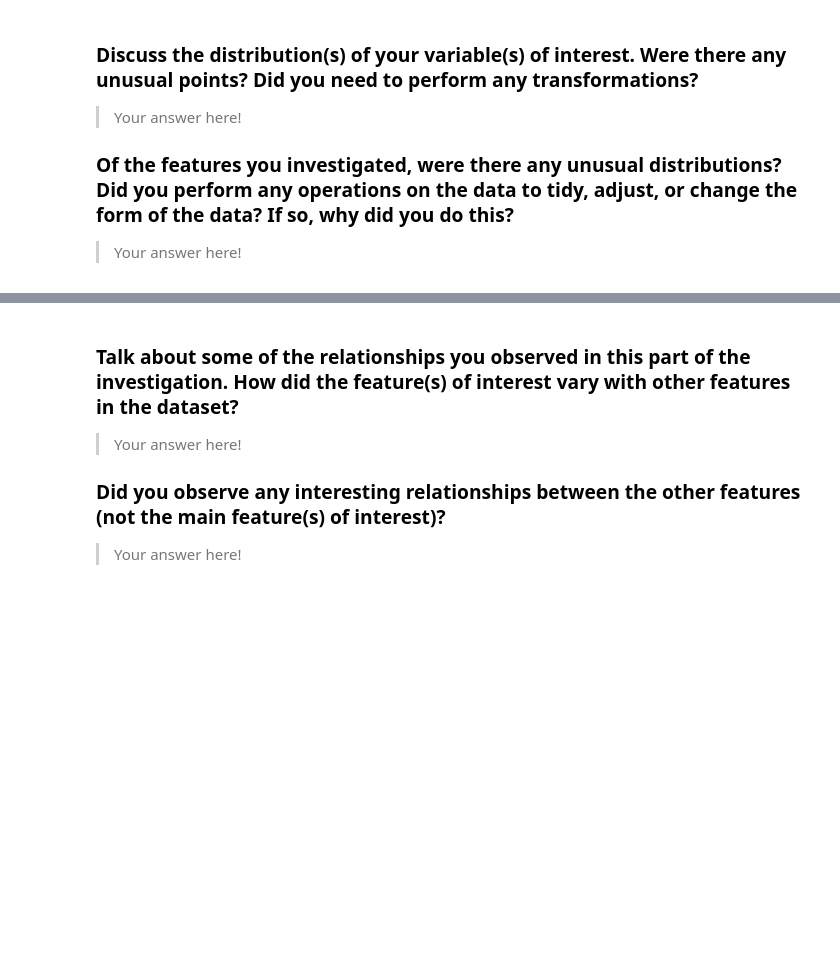
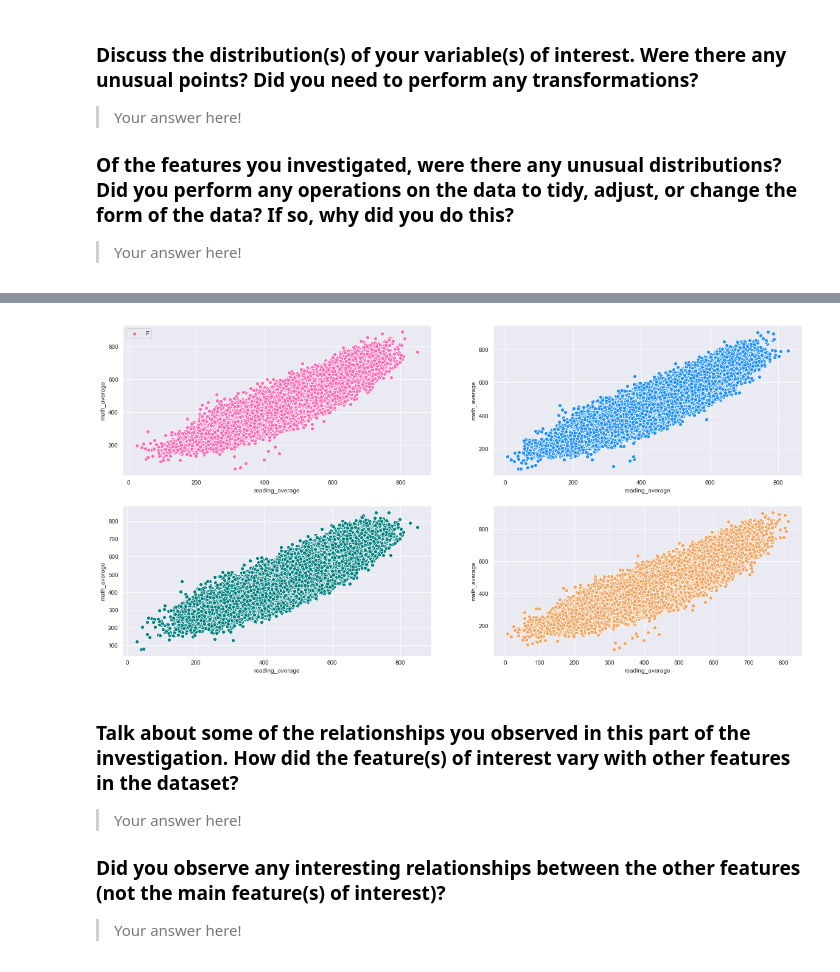
Before and after one commit to gwizamaryse/communicate-data-finding, a Jupyter notebook: exploration_PISA.ipynb, the cells around one changed output, grey strips where cells are left out. Drawn from its saved outputs; the diff is of its cells as text; code cells hidden in the pictures; blank space fills up the shorter version.

```diff
--- a/exploration_PISA.ipynb
+++ b/exploration_PISA.ipynb
@@ -487,0 +516,5 @@ fashion in the previous section (univariate exploration).
+# %%
+female['score'] =  (female['math_average'] + female['reading_average']+ female['science_average'])/3
+male['score'] =  (male['math_average'] + male['reading_average']+ male['science_average'])/3
+OECD['score'] =  (OECD['math_average'] + OECD['reading_average']+ OECD['science_average'])/3
+Non_OECD['score'] =  (Non_OECD['math_average'] + Non_OECD['reading_average']+ Non_OECD['science_average'])/3
@@ -488,3 +554,16 @@ fashion in the previous section (univariate exploration).
+# %%
+plt.figure(figsize = [20, 10])
+plt.subplot(2, 2, 1)
+ax = sb.scatterplot(y="math_average", x="reading_average",  data=female, color=color_girls)
+plt.legend('Female')
+plt.subplot(2, 2, 2)
+ax = sb.scatterplot(y="math_average", x="reading_average",  data=male, color=color_boys)
+plt.subplot(2, 2, 3)
+ax = sb.scatterplot(y="math_average", x="reading_average",  data=OECD, color=color_OECD)
+plt.subplot(2, 2, 4)
+ax = sb.scatterplot(y="math_average", x="reading_average",  data=Non_OECD, color=color_NOECD)
+# %% [output]
+[figure, added]
 # %% [markdown]
 ### Talk about some of the relationships you observed in this part of the investigation. How did the feature(s) of interest vary with other features in the dataset?
 
```
Also changed, not shown: parts of 13 cells of this notebook, 1 other file.
